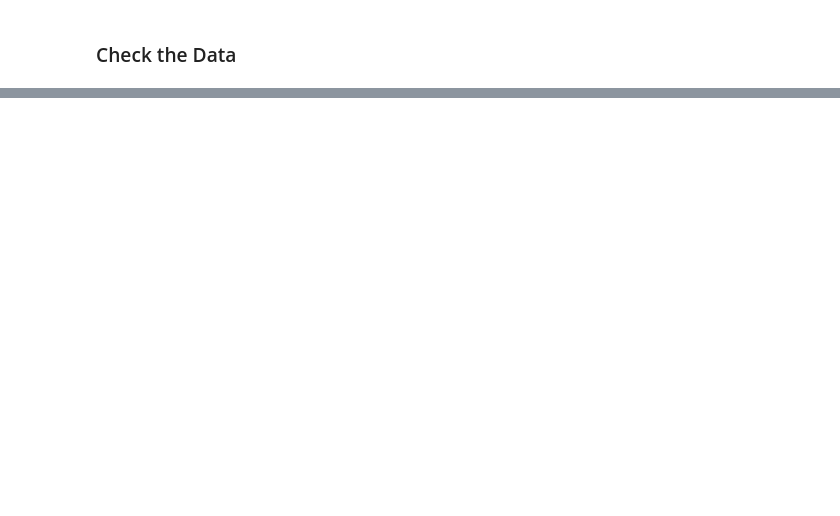
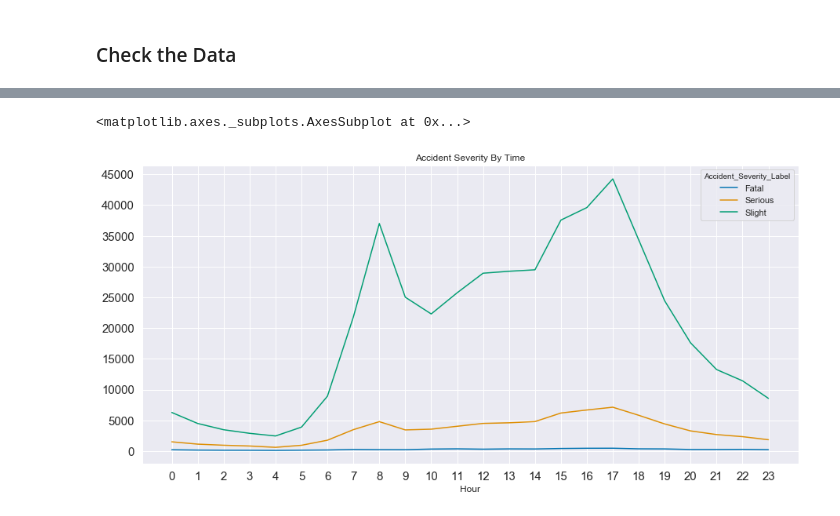
Before and after one commit to Danjah/ukdata, a Jupyter notebook: ukdata_df_prep.ipynb, the cells around one changed output, grey strips where cells are left out. Saved outputs shown, nothing was run; the diff lists cells and outputs as text; code cells hidden in the pictures; blank space fills up the shorter version.

```diff
--- a/ukdata_df_prep.ipynb
+++ b/ukdata_df_prep.ipynb
@@ -156,0 +166,6 @@ light_dic
+# %%
+#Group Data ASL against Hours
+seasongrphr = (season.groupby(['Accident_Severity_Label','Hour'])['Accident_Severity_Label']
+               .count().unstack('Accident_Severity_Label'))
+#View
+seasongrphr.style.highlight_max(color='red')
@@ -156,0 +191,7 @@ light_dic
+# %%
+#Plot ASL by Time
+seasongrphr.plot(kind='line',figsize=(15,7),xticks=range(0,24),yticks=range(0,50000,5000),
+                 title='Accident Severity By Time',fontsize=15)
+# %% [output]
+<matplotlib.axes._subplots.AxesSubplot at 0x...>
+[figure, added]
```
Also changed, not shown: parts of 81 cells of this notebook, 1 other file.
